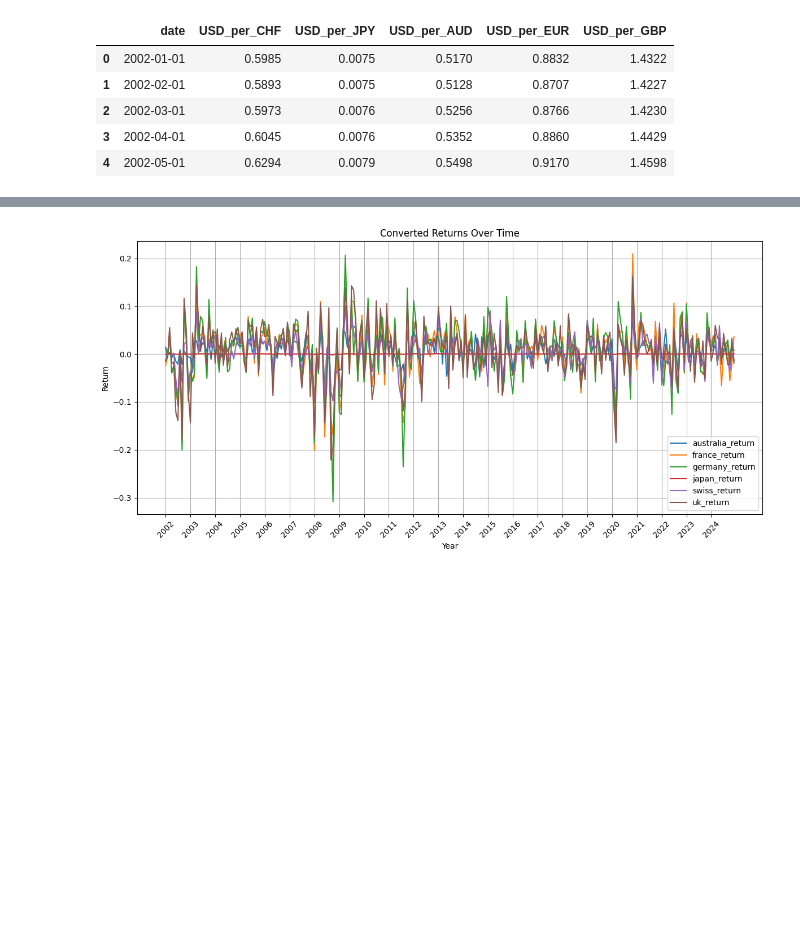
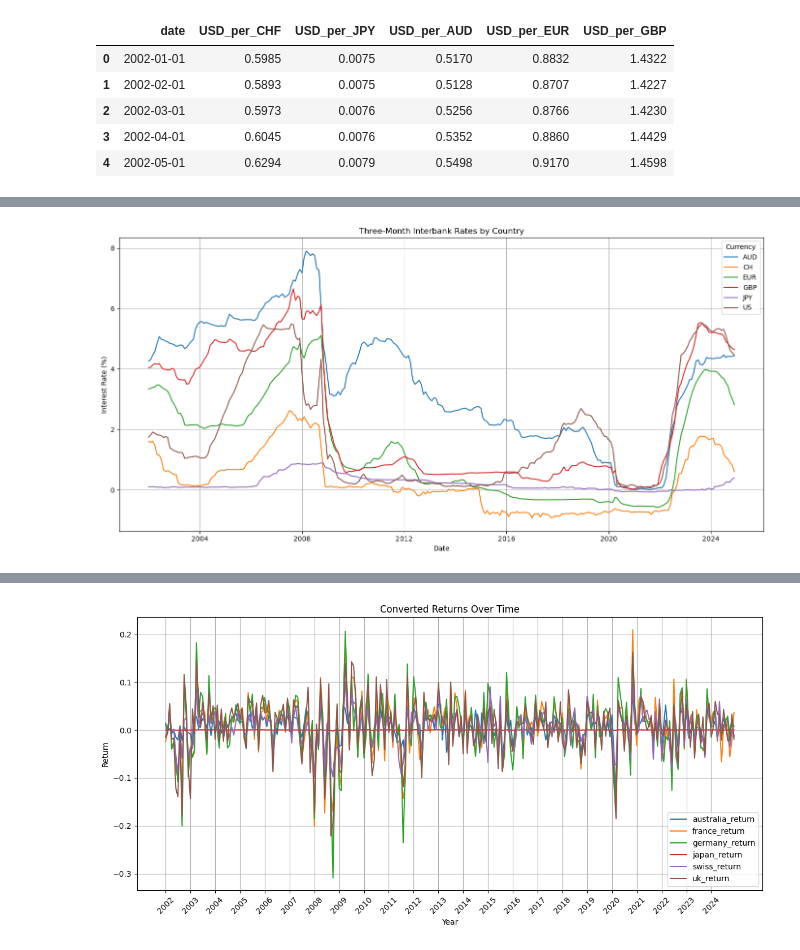
Before and after one commit to matthias-wyss/Investments-project, a Jupyter notebook: src/data_collection.ipynb, the cells around one changed output, grey strips where cells are left out. Cells and saved outputs as stored; diff of their text form; code cells hidden in the pictures; blank space fills up the shorter version.

```diff
--- a/src/data_collection.ipynb
+++ b/src/data_collection.ipynb
@@ -88,0 +399,19 @@ df_all.head()
+# %%
+# Identify all columns related to 3-month interbank rates
+interbank_rate_cols = [col for col in df_three_month_rates_merged.columns if col.startswith('three_month_interbank_rate_')]
+
+# Plot all interbank rates
+plt.figure(figsize=(14, 7))
+for col in interbank_rate_cols:
+    country_code = col.split('_')[-1]
+    plt.plot(df_three_month_rates_merged['date'], df_three_month_rates_merged[col], label=country_code)
+
+plt.title('Three-Month Interbank Rates by Country')
+plt.xlabel('Date')
+plt.ylabel('Interest Rate (%)')
+plt.legend(title='Currency')
+plt.grid(True)
+plt.tight_layout()
+plt.show()
+# %% [output]
+[figure, added]
```
Also changed, not shown: parts of 11 cells of this notebook, 5 other files.
